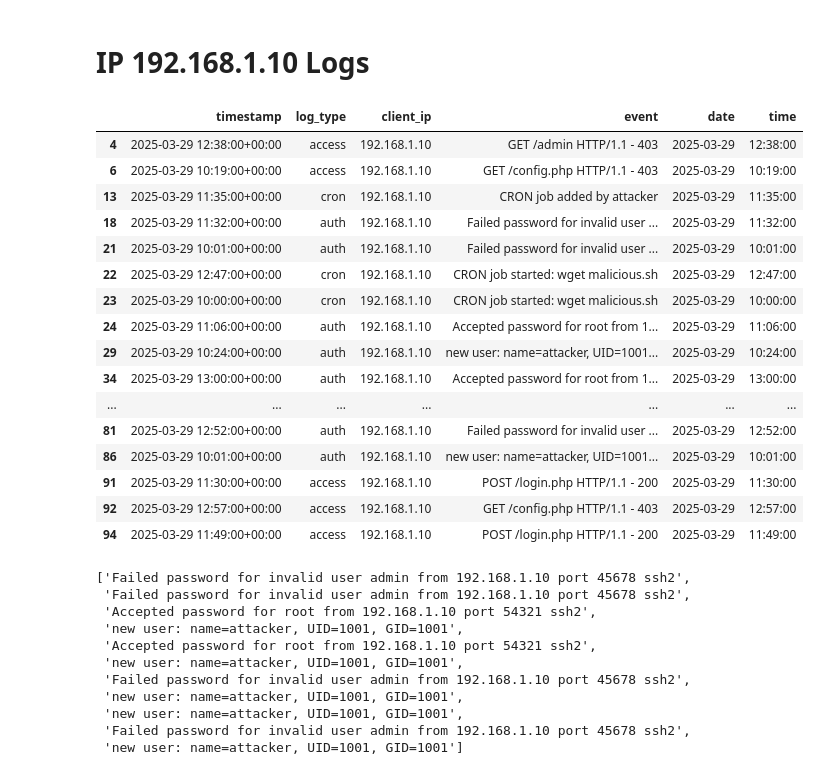
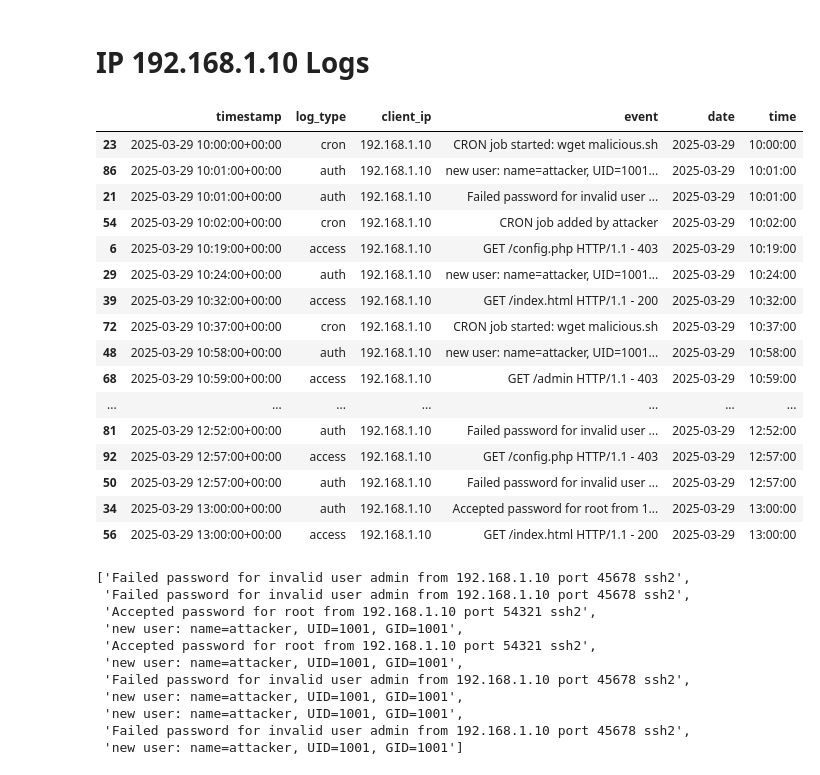
Before and after one commit to Zz1rg/CyberGroup2, a Jupyter notebook: AnalyzeLog.ipynb, the cells around one changed output. Saved outputs shown, nothing was run; the diff lists cells and outputs as text; code cells hidden in the pictures.

```diff
--- a/AnalyzeLog.ipynb
+++ b/AnalyzeLog.ipynb
@@ -196,25 +214,25 @@ df[(df['client_ip'] == '203.0.113.5') & (df['log_type'] == 'cron')]['event'].to_
 # %% [markdown]
 # IP 192.168.1.10 Logs
 # %%
-df[df['client_ip'] == '192.168.1.10']
+df[df['client_ip'] == '192.168.1.10'].sort_values(by='timestamp')
 # %% [output]
 |  | timestamp | log_type | client_ip | event | date | time |
-| 4 | 2025-03-29 12:38:00+00:00 | access | 192.168.1.10 | GET /admin HTTP/1.1 - 403 | 2025-03-29 | 12:38:00 |
+| 23 | 2025-03-29 10:00:00+00:00 | cron | 192.168.1.10 | CRON job started: wget malicious.sh | 2025-03-29 | 10:00:00 |
+| 86 | 2025-03-29 10:01:00+00:00 | auth | 192.168.1.10 | new user: name=attacker, UID=1001... | 2025-03-29 | 10:01:00 |
+| 21 | 2025-03-29 10:01:00+00:00 | auth | 192.168.1.10 | Failed password for invalid user ... | 2025-03-29 | 10:01:00 |
+| 54 | 2025-03-29 10:02:00+00:00 | cron | 192.168.1.10 | CRON job added by attacker | 2025-03-29 | 10:02:00 |
 | 6 | 2025-03-29 10:19:00+00:00 | access | 192.168.1.10 | GET /config.php HTTP/1.1 - 403 | 2025-03-29 | 10:19:00 |
-| 13 | 2025-03-29 11:35:00+00:00 | cron | 192.168.1.10 | CRON job added by attacker | 2025-03-29 | 11:35:00 |
-| 18 | 2025-03-29 11:32:00+00:00 | auth | 192.168.1.10 | Failed password for invalid user ... | 2025-03-29 | 11:32:00 |
-| 21 | 2025-03-29 10:01:00+00:00 | auth | 192.168.1.10 | Failed password for invalid user ... | 2025-03-29 | 10:01:00 |
-| 22 | 2025-03-29 12:47:00+00:00 | cron | 192.168.1.10 | CRON job started: wget malicious.sh | 2025-03-29 | 12:47:00 |
-| 23 | 2025-03-29 10:00:00+00:00 | cron | 192.168.1.10 | CRON job started: wget malicious.sh | 2025-03-29 | 10:00:00 |
-| 24 | 2025-03-29 11:06:00+00:00 | auth | 192.168.1.10 | Accepted password for root from 1... | 2025-03-29 | 11:06:00 |
 | 29 | 2025-03-29 10:24:00+00:00 | auth | 192.168.1.10 | new user: name=attacker, UID=1001... | 2025-03-29 | 10:24:00 |
-| 34 | 2025-03-29 13:00:00+00:00 | auth | 192.168.1.10 | Accepted password for root from 1... | 2025-03-29 | 13:00:00 |
+| 39 | 2025-03-29 10:32:00+00:00 | access | 192.168.1.10 | GET /index.html HTTP/1.1 - 200 | 2025-03-29 | 10:32:00 |
+| 72 | 2025-03-29 10:37:00+00:00 | cron | 192.168.1.10 | CRON job started: wget malicious.sh | 2025-03-29 | 10:37:00 |
+| 48 | 2025-03-29 10:58:00+00:00 | auth | 192.168.1.10 | new user: name=attacker, UID=1001... | 2025-03-29 | 10:58:00 |
+| 68 | 2025-03-29 10:59:00+00:00 | access | 192.168.1.10 | GET /admin HTTP/1.1 - 403 | 2025-03-29 | 10:59:00 |
 | ... | ... | ... | ... | ... | ... | ... |
 | 81 | 2025-03-29 12:52:00+00:00 | auth | 192.168.1.10 | Failed password for invalid user ... | 2025-03-29 | 12:52:00 |
-| 86 | 2025-03-29 10:01:00+00:00 | auth | 192.168.1.10 | new user: name=attacker, UID=1001... | 2025-03-29 | 10:01:00 |
-| 91 | 2025-03-29 11:30:00+00:00 | access | 192.168.1.10 | POST /login.php HTTP/1.1 - 200 | 2025-03-29 | 11:30:00 |
 | 92 | 2025-03-29 12:57:00+00:00 | access | 192.168.1.10 | GET /config.php HTTP/1.1 - 403 | 2025-03-29 | 12:57:00 |
-| 94 | 2025-03-29 11:49:00+00:00 | access | 192.168.1.10 | POST /login.php HTTP/1.1 - 200 | 2025-03-29 | 11:49:00 |
+| 50 | 2025-03-29 12:57:00+00:00 | auth | 192.168.1.10 | Failed password for invalid user ... | 2025-03-29 | 12:57:00 |
+| 34 | 2025-03-29 13:00:00+00:00 | auth | 192.168.1.10 | Accepted password for root from 1... | 2025-03-29 | 13:00:00 |
+| 56 | 2025-03-29 13:00:00+00:00 | access | 192.168.1.10 | GET /index.html HTTP/1.1 - 200 | 2025-03-29 | 13:00:00 |
 # %%
 df[(df['client_ip'] == '192.168.1.10') & (df['log_type'] == 'auth')]['event'].to_list()
 # %% [output]
```
Also changed, not shown: parts of 5 cells of this notebook.
